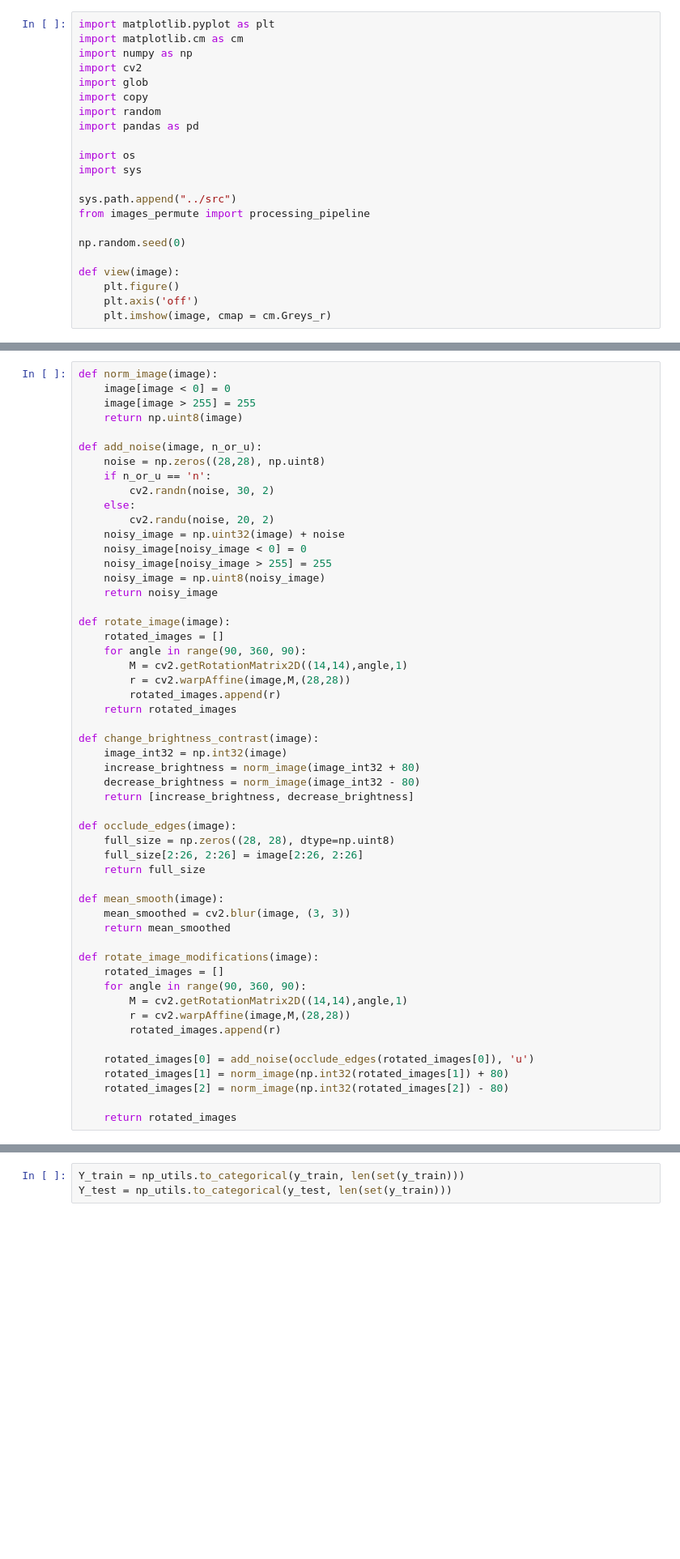
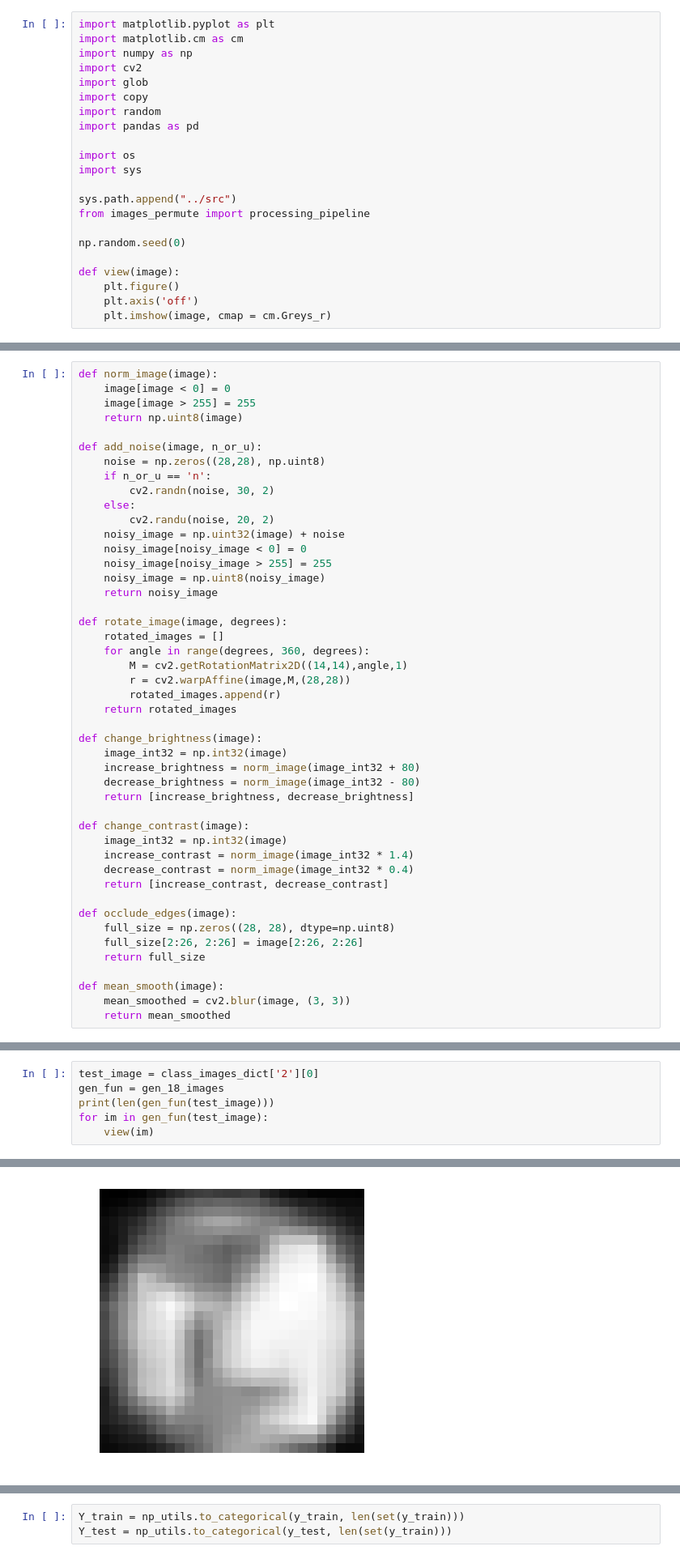
Before and after one commit to jackbrucesimpson/Notebooks, a Jupyter notebook: beeunique/2017-07-28-training-nn-supplemented-cleaned-dataset.ipynb, the cells around one changed output, grey strips where cells are left out. Shown: that part at 81% size. Drawn from its saved outputs; the diff is of its cells as text; blank space fills up the shorter version.

```diff
--- a/beeunique/2017-07-28-training-nn-supplemented-cleaned-dataset.ipynb
+++ b/beeunique/2017-07-28-training-nn-supplemented-cleaned-dataset.ipynb
@@ -161,19 +222,25 @@ def add_noise(image, n_or_u):
     noisy_image = np.uint8(noisy_image)
     return noisy_image
 
-def rotate_image(image):
+def rotate_image(image, degrees):
     rotated_images = []
-    for angle in range(90, 360, 90):
+    for angle in range(degrees, 360, degrees):
         M = cv2.getRotationMatrix2D((14,14),angle,1)
         r = cv2.warpAffine(image,M,(28,28))
         rotated_images.append(r)
     return rotated_images
 
-def change_brightness_contrast(image):
+def change_brightness(image):
     image_int32 = np.int32(image)
     increase_brightness = norm_image(image_int32 + 80)
     decrease_brightness = norm_image(image_int32 - 80)
     return [increase_brightness, decrease_brightness]
+
+def change_contrast(image):
+    image_int32 = np.int32(image)
+    increase_contrast = norm_image(image_int32 * 1.4)
+    decrease_contrast = norm_image(image_int32 * 0.4)
+    return [increase_contrast, decrease_contrast]
 
 def occlude_edges(image):
     full_size = np.zeros((28, 28), dtype=np.uint8)
@@ -183,16 +250,3 @@ def occlude_edges(image):
 def mean_smooth(image):
     mean_smoothed = cv2.blur(image, (3, 3))
     return mean_smoothed
-
-def rotate_image_modifications(image):
-    rotated_images = []
-    for angle in range(90, 360, 90):
-        M = cv2.getRotationMatrix2D((14,14),angle,1)
-        r = cv2.warpAffine(image,M,(28,28))
-        rotated_images.append(r)
-
-    rotated_images[0] = add_noise(occlude_edges(rotated_images[0]), 'u')
-    rotated_images[1] = norm_image(np.int32(rotated_images[1]) + 80)
-    rotated_images[2] = norm_image(np.int32(rotated_images[2]) - 80)
-
-    return rotated_images
@@ -207,0 +301,7 @@ for rot_im in rotate_image_modifications(class_images_dict['2'][0]):
+# %%
+test_image = class_images_dict['2'][0]
+gen_fun = gen_18_images
+print(len(gen_fun(test_image)))
+for im in gen_fun(test_image):
+    view(im)
+# %% [output]
@@ -207,0 +309 @@ for rot_im in rotate_image_modifications(class_images_dict['2'][0]):
+[figure, added]
```
Also changed, not shown: parts of 33 cells of this notebook, 1 other file.
